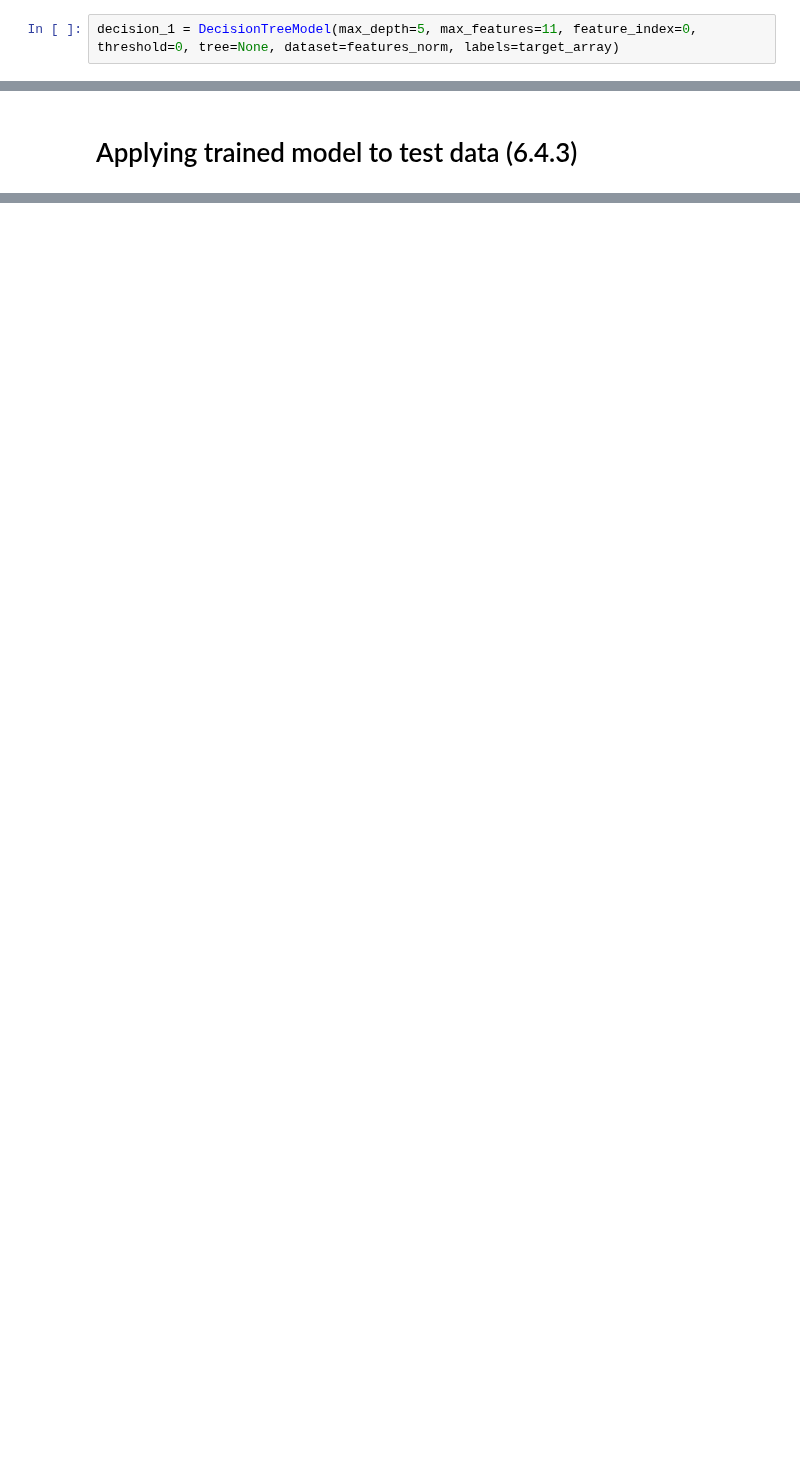
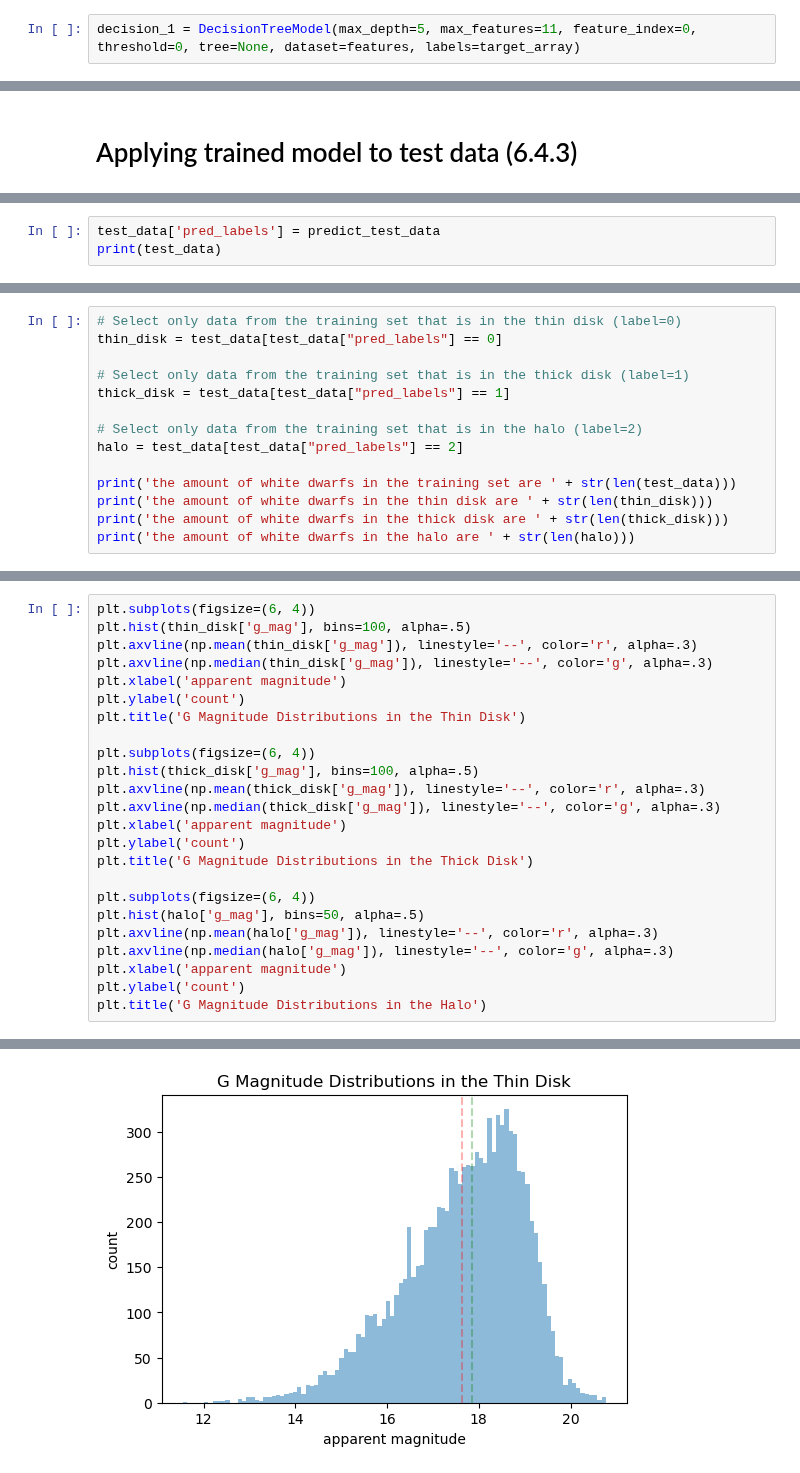
Before and after one commit to Chartman25/UnigeMasters, a Jupyter notebook: Astrophysics_and_Data_Analysis/ProjectA3_RandForest.ipynb, the cells around one changed output, grey strips where cells are left out. Drawn from its saved outputs; the diff is of its cells as text; blank space fills up the shorter version.

```diff
--- a/Astrophysics_and_Data_Analysis/ProjectA3_RandForest.ipynb
+++ b/Astrophysics_and_Data_Analysis/ProjectA3_RandForest.ipynb
@@ -855,7 +842,7 @@ print(predicted)
 
 ### Initialize a decision with select parameters
 # %%
-decision_1 = DecisionTreeModel(max_depth=5, max_features=11, feature_index=0, threshold=0, tree=None, dataset=features_norm, labels=target_array)
+decision_1 = DecisionTreeModel(max_depth=5, max_features=11, feature_index=0, threshold=0, tree=None, dataset=features, labels=target_array)
 # %% [markdown]
 ### Initialize the fit on the training data and using predict() to predict the classes of the data samples in the validation data
 # %%
@@ -1007,0 +935,3 @@ print(predict_test_data)
+# %%
+test_data['pred_labels'] = predict_test_data
+print(test_data)
@@ -1007,0 +956,14 @@ print(predict_test_data)
+# %%
+# Select only data from the training set that is in the thin disk (label=0)
+thin_disk = test_data[test_data["pred_labels"] == 0]
+
+# Select only data from the training set that is in the thick disk (label=1)
+thick_disk = test_data[test_data["pred_labels"] == 1]
+
+# Select only data from the training set that is in the halo (label=2)
+halo = test_data[test_data["pred_labels"] == 2]
+
+print('the amount of white dwarfs in the training set are ' + str(len(test_data)))
+print('the amount of white dwarfs in the thin disk are ' + str(len(thin_disk)))
+print('the amount of white dwarfs in the thick disk are ' + str(len(thick_disk)))
+print('the amount of white dwarfs in the halo are ' + str(len(halo)))
@@ -1007,0 +975,25 @@ print(predict_test_data)
+# %%
+plt.subplots(figsize=(6, 4))
+plt.hist(thin_disk['g_mag'], bins=100, alpha=.5)
+plt.axvline(np.mean(thin_disk['g_mag']), linestyle='--', color='r', alpha=.3)
+plt.axvline(np.median(thin_disk['g_mag']), linestyle='--', color='g', alpha=.3)
+plt.xlabel('apparent magnitude')
+plt.ylabel('count')
+plt.title('G Magnitude Distributions in the Thin Disk')
+
+plt.subplots(figsize=(6, 4))
+plt.hist(thick_disk['g_mag'], bins=100, alpha=.5)
+plt.axvline(np.mean(thick_disk['g_mag']), linestyle='--', color='r', alpha=.3)
+plt.axvline(np.median(thick_disk['g_mag']), linestyle='--', color='g', alpha=.3)
+plt.xlabel('apparent magnitude')
+plt.ylabel('count')
+plt.title('G Magnitude Distributions in the Thick Disk')
+
+plt.subplots(figsize=(6, 4))
+plt.hist(halo['g_mag'], bins=50, alpha=.5)
+plt.axvline(np.mean(halo['g_mag']), linestyle='--', color='r', alpha=.3)
+plt.axvline(np.median(halo['g_mag']), linestyle='--', color='g', alpha=.3)
+plt.xlabel('apparent magnitude')
+plt.ylabel('count')
+plt.title('G Magnitude Distributions in the Halo')
+# %% [output]
@@ -1007,0 +1001 @@ print(predict_test_data)
+[figure, added]
```
Also changed, not shown: parts of 31 cells of this notebook, 1 other file.
